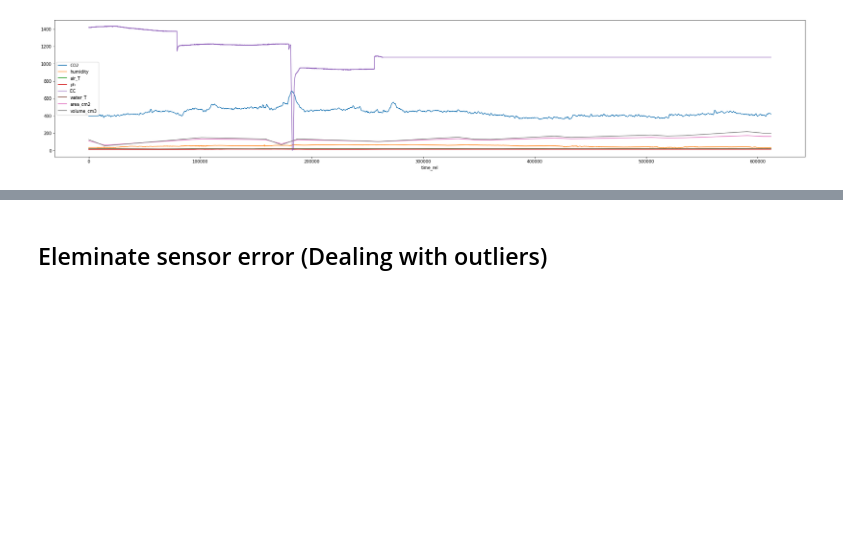
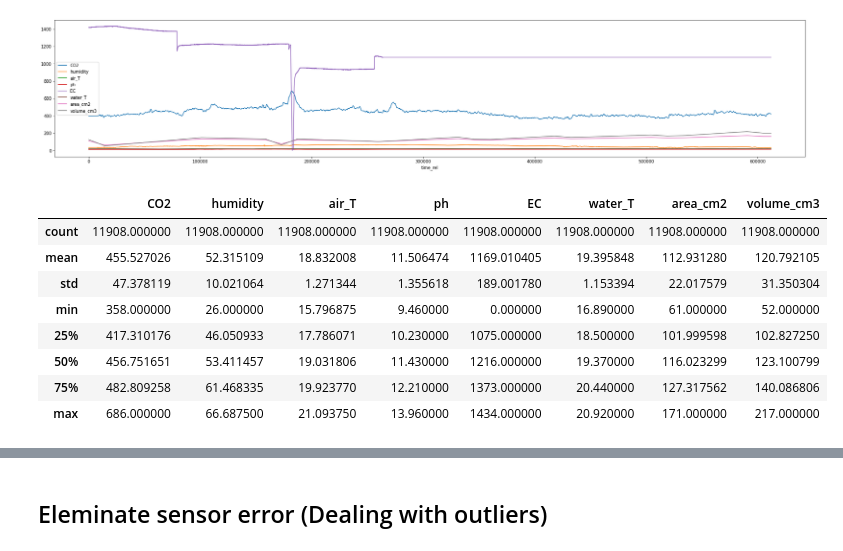
Before and after one commit to ccomkhj/farm_data_analysis, a Jupyter notebook: sensor_data_visualization.ipynb, the cells around one changed output, grey strips where cells are left out. Cells and saved outputs as stored; diff of their text form; code cells hidden in the pictures; blank space fills up the shorter version.

```diff
--- a/sensor_data_visualization.ipynb
+++ b/sensor_data_visualization.ipynb
@@ -152,3 +152,15 @@ df_merge.plot(figsize=(32, 6))
 # %% [output]
 <AxesSubplot:xlabel='time_rel'>
 [figure]
+# %%
+df_merge.describe()
+# %% [output]
+|  | CO2 | humidity | air_T | ph | EC | water_T | area_cm2 | volume_cm3 |
+| count | 11908.000000 | 11908.000000 | 11908.000000 | 11908.000000 | 11908.000000 | 11908.000000 | 11908.000000 | 11908.000000 |
+| mean | 455.527026 | 52.315109 | 18.832008 | 11.506474 | 1169.010405 | 19.395848 | 112.931280 | 120.792105 |
+| std | 47.378119 | 10.021064 | 1.271344 | 1.355618 | 189.001780 | 1.153394 | 22.017579 | 31.350304 |
+| min | 358.000000 | 26.000000 | 15.796875 | 9.460000 | 0.000000 | 16.890000 | 61.000000 | 52.000000 |
+| 25% | 417.310176 | 46.050933 | 17.786071 | 10.230000 | 1075.000000 | 18.500000 | 101.999598 | 102.827250 |
+| 50% | 456.751651 | 53.411457 | 19.031806 | 11.430000 | 1216.000000 | 19.370000 | 116.023299 | 123.100799 |
+| 75% | 482.809258 | 61.468335 | 19.923770 | 12.210000 | 1373.000000 | 20.440000 | 127.317562 | 140.086806 |
+| max | 686.000000 | 66.687500 | 21.093750 | 13.960000 | 1434.000000 | 20.920000 | 171.000000 | 217.000000 |
```
Also changed, not shown: parts of 6 cells of this notebook.
